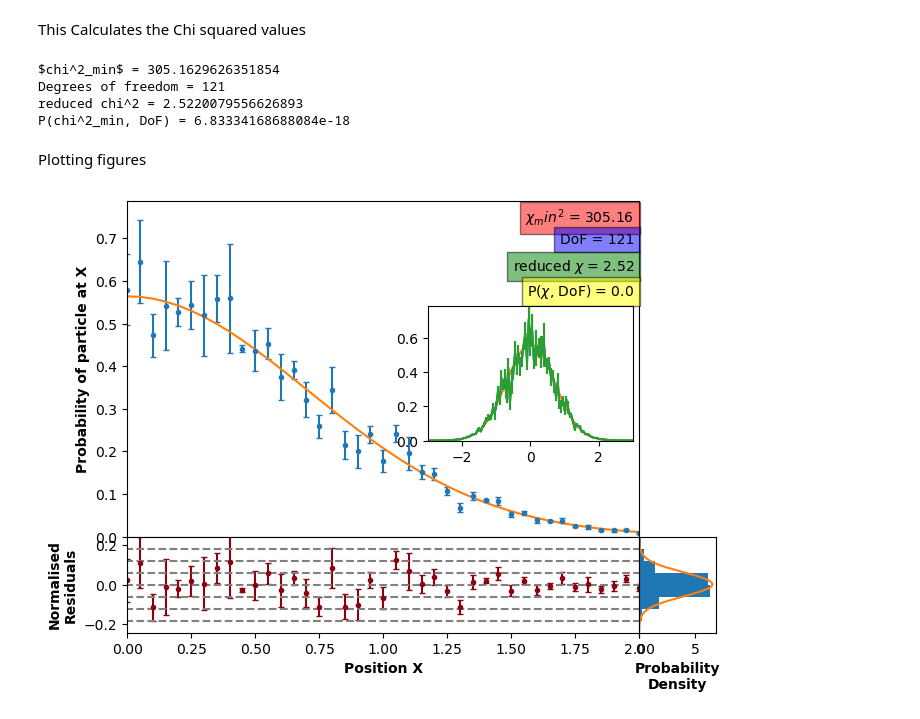
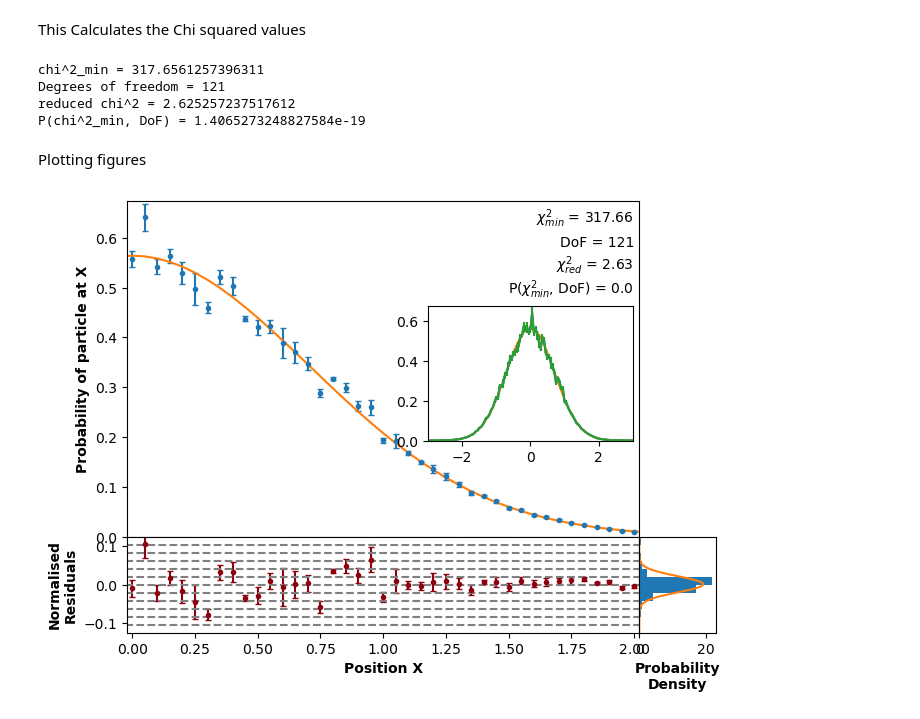
Before and after one commit to Wildeofthewest1/ProjectRepo, a Jupyter notebook: FeynmanPathIntegralJUPYTER.ipynb, the cells around one changed output. Saved outputs shown, nothing was run; the diff lists cells and outputs as text; code cells hidden in the pictures.

```diff
--- a/FeynmanPathIntegralJUPYTER.ipynb
+++ b/FeynmanPathIntegralJUPYTER.ipynb
@@ -169,7 +169,7 @@ def average(num_to_avs,paths1):
 # %% [markdown]
 Generate an average set of y values and standard errors for a set number of paths
 # %%
-ys, yerrs = average(5,10)# average(NumberOfAverages,NumberOfPaths)
+ys, yerrs = average(5,100)# average(NumberOfAverages,NumberOfPaths)
 # %% [markdown]
 This Calculates the Chi squared values
 # %%
@@ -190,14 +190,15 @@ print("Degrees of freedom = {}".format(degrees_of_freedom))
 print('reduced chi^2 = {}'.format(reduced_chi2))
 print('P(chi^2_min, DoF) = {}'.format(Pvalue))
 # %% [output]
-$chi^2_min$ = 305.1629626351854
+chi^2_min = 317.6561257396311
 Degrees of freedom = 121
-reduced chi^2 = 2.5220079556626893
-P(chi^2_min, DoF) = 6.83334168688084e-18
+reduced chi^2 = 2.625257237517612
+P(chi^2_min, DoF) = 1.4065273248827584e-19
 # %%
 #plot limits
-startx = 0
-endx = 2
+startx = -0.02
+endx = 2.02
+#critical value for 121 dof at 5% significance level 147.674
 # %% [markdown]
 Plotting figures
 # %%
@@ -208,6 +209,7 @@ plt.gca().set_ylim([0,np.max(ys+yerrs)*1.01])
 #plt.gca().set_xlim([xs[0],xs[-1]])
 plt.gca().set_xlim([startx,endx])
 plt.gca().axes.get_xaxis().set_ticks([])
+plt.xticks(fontsize = 10)
 plt.ylabel("Probability of particle at X", fontsize = 10, weight = "bold")
 
 analyticalValues = wavefunc(xs)
@@ -219,10 +221,10 @@ plt.errorbar(xs, ys, yerrs, linestyle = "none", fmt=".", capsize = 2)#plot the n
 plt.plot(xs,analyticalValues)#plot the analytical solution
 
 
-plt.text(.99, .98, "$\chi_min^2$ = {}".format(str(round(chi_squared_min, 2))), ha='right', va='top', transform=plt.gca().transAxes, fontsize = 10, bbox = dict(facecolor = 'red', alpha = 0.5))
-plt.text(.99, .905, "DoF = {}".format(degrees_of_freedom), ha='right', va='top', transform=plt.gca().transAxes, fontsize = 10, bbox = dict(facecolor = 'blue', alpha = 0.5))
-plt.text(.99, .83, "reduced $\chi$ = {}".format(str(round(reduced_chi2, 2))), ha='right', va='top', transform=plt.gca().transAxes, fontsize = 10, bbox = dict(facecolor = 'green', alpha = 0.5))
-plt.text(.99, .755, "P($\chi$, DoF) = {}".format(str(round(Pvalue, 2))), ha='right', va='top', transform=plt.gca().transAxes, fontsize = 10, bbox = dict(facecolor = 'yellow', alpha = 0.5))
+plt.text(.99, .98, "$\chi_{min}^2$ = "+"{}".format(str(round(chi_squared_min, 2))), ha='right', va='top', transform=plt.gca().transAxes, fontsize = 10)#, bbox = dict(facecolor = 'red', alpha = 0.5))
+plt.text(.99, .895, "DoF = {}".format(degrees_of_freedom), ha='right', va='top', transform=plt.gca().transAxes, fontsize = 10)#, bbox = dict(facecolor = 'blue', alpha = 0.5))
+plt.text(.99, .84, "$\chi_{red}^2$ = "+"{}".format(str(round(reduced_chi2, 2))), ha='right', va='top', transform=plt.gca().transAxes, fontsize = 10)#, bbox = dict(facecolor = 'green', alpha = 0.5))
+plt.text(.99, .77, "P($\chi_{min}^2$, DoF) = "+"{}".format(str(round(Pvalue, 2))), ha='right', va='top', transform=plt.gca().transAxes, fontsize = 10)#, bbox = dict(facecolor = 'yellow', alpha = 0.5))
 
 
 ############################################# Mini plot showing all data
@@ -252,31 +254,31 @@ plt.gca().set_xlim([startx,endx])
 plt.ylabel("Normalised\nResiduals", fontsize = 10, weight = "bold")
 plt.xlabel("Position X", fontsize = 10, weight = "bold")
 stdresarray = np.ones(len(normres))*stdd
 plt.errorbar( xs, normres, reserrs, fmt=".", color = "#8C000F", capsize=2)
 
 for i in range(-j+1,j):
     plt.plot(xs,i*stdresarray, color='grey', linestyle='dashed')
 
 #######################################
 
 x = np.arange(-j*stdd,j*stdd,0.0000001)
 mean = statistics.mean(normres)
 sd = statistics.stdev(normres)
 
 
 f1.add_axes((0.8,-0.2,0.12,0.2))#add axes for histogram plot
 plt.gca().set_ylim([-j*stdd,j*stdd])
 plt.gca().axes.get_yaxis().set_ticks([])
 plt.xlabel("Probability\nDensity", fontsize = 10, weight = "bold")
 histrange = np.arange(-j*stdd,(j+1)*stdd,stdd)
 
 plt.hist(normres, histrange, density=True, orientation = "horizontal")
 plt.plot( norm.pdf(x, mean, sd), x)
 
 
 #actionarray = metropolis(100,0)
 #plt.plot(np.arange(0,100,1),actionarray)
 
 plt.show()
 # %% [output]
-[figure, old version]
+[figure, new version]
```
